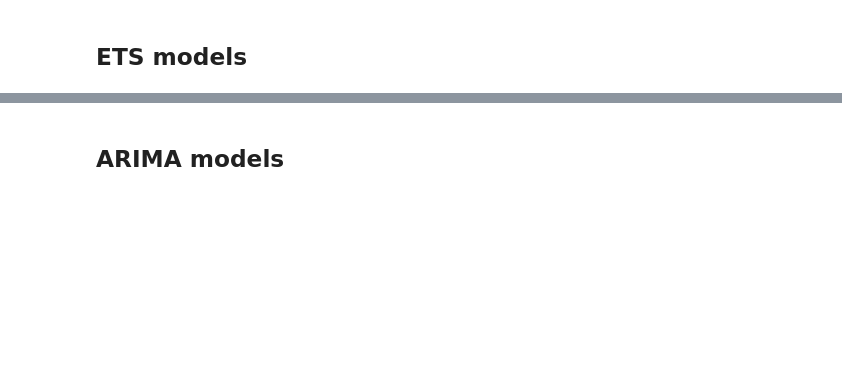
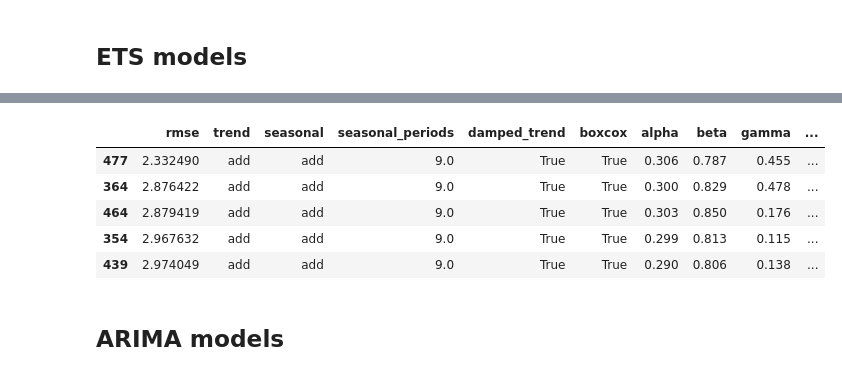
Before and after one commit to JhonattanReales21/TS_forecast_AA3_final, a Jupyter notebook: Parcial_final_jhonattanR.ipynb, the cells around one changed output, grey strips where cells are left out. Drawn from its saved outputs; the diff is of its cells as text; code cells hidden in the pictures; blank space fills up the shorter version.

```diff
--- a/Parcial_final_jhonattanR.ipynb
+++ b/Parcial_final_jhonattanR.ipynb
@@ -169,0 +261,20 @@ Además, realizaré validación de supuestos sobre el error, para modelos ARIMA
+# %%
+# Inicializamos parametros para evaluación por ventana recursiva (expansiva)
+test_init = "2024-01-01"
+test_finish = "2024-06-01"
+window_type = "rolling"
+train_size = (12*5) # 5 años
+test_size = 1
+metric = "rmse"
+
+# Optimizamos el modelo ETS usando Optuna
+study, best_params, rmse_movil = optimizar_modelo_ets(
+    df_producto2_evaluacion,
+    test_init,
+    test_finish,
+    window_type,
+    train_size,
+    test_size,
+    metric,
+    opt_trial=500,
+)
@@ -170,2 +300,39 @@ Además, realizaré validación de supuestos sobre el error, para modelos ARIMA
+# %%
+ets_prod2_results = study.trials_dataframe()
+ets_prod2_results.sort_values(by="value", ascending=True, inplace=True)
+ets_prod2_results = ets_prod2_results[
+    [
+        "value",
+        "params_trend",
+        "params_seasonal",
+        "params_seasonal_periods",
+        "params_damped_trend",
+        "params_use_box_cox",
+        "params_smoothing_level",
+        "params_smoothing_trend",
+        "params_smoothing_seasonal",
+        "params_damping_trend",
+    ]
+]
+ets_prod2_results.columns = (
+    "rmse",
+    "trend",
+    "seasonal",
+    "seasonal_periods",
+    "damped_trend",
+    "boxcox",
+    "alpha",
+    "beta",
+    "gamma",
+    "damping_trend",
+)
+ets_prod2_results.head(5)
+# %% [output]
+|  | rmse | trend | seasonal | seasonal_periods | damped_trend | boxcox | alpha | beta | gamma | ... |
+| 477 | 2.332490 | add | add | 9.0 | True | True | 0.306 | 0.787 | 0.455 | ... |
+| 364 | 2.876422 | add | add | 9.0 | True | True | 0.300 | 0.829 | 0.478 | ... |
+| 464 | 2.879419 | add | add | 9.0 | True | True | 0.303 | 0.850 | 0.176 | ... |
+| 354 | 2.967632 | add | add | 9.0 | True | True | 0.299 | 0.813 | 0.115 | ... |
+| 439 | 2.974049 | add | add | 9.0 | True | True | 0.290 | 0.806 | 0.138 | ... |
 # %% [markdown]
 ## ARIMA models
```
Also changed, not shown: parts of 20 cells of this notebook, 1 other file.
